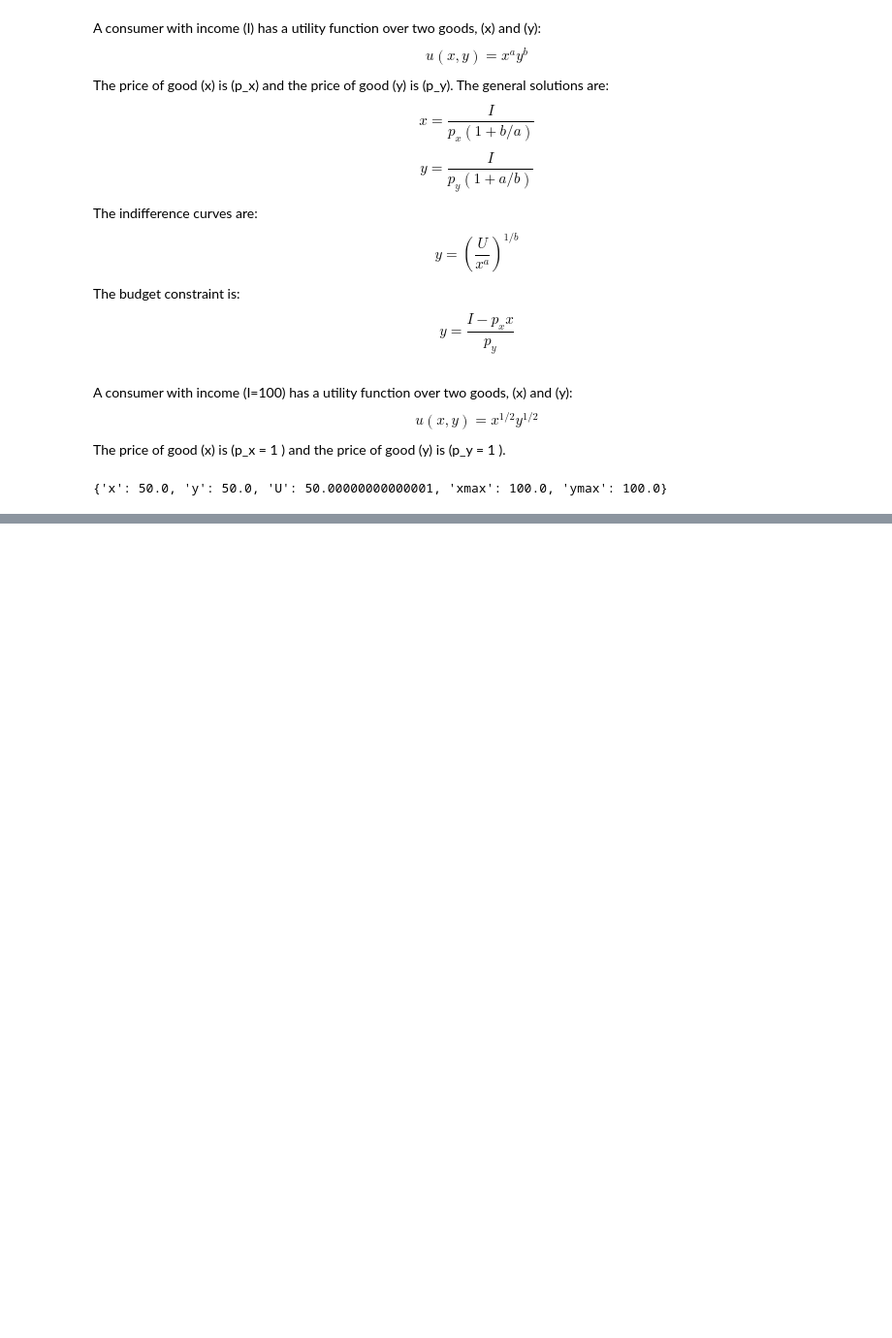
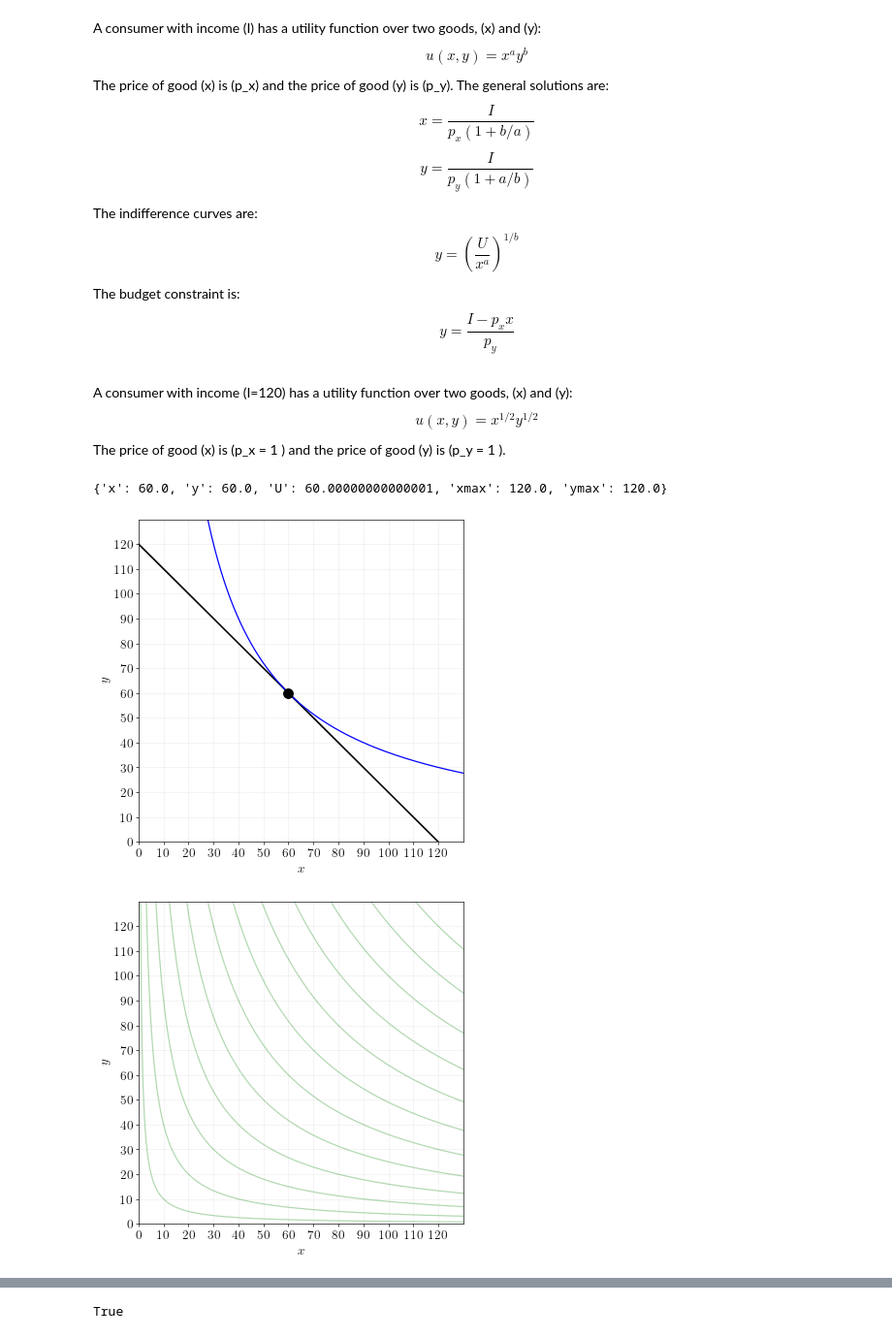
Before and after one commit to ed-kung/CSUN-Econ-310, a Jupyter notebook: _workspace/CobbDouglasConsumer.ipynb, the cells around one changed output, grey strips where cells are left out. Shown: that part at 97% size. Saved outputs shown, nothing was run; the diff lists cells and outputs as text; code cells hidden in the pictures; blank space fills up the shorter version.

```diff
--- a/_workspace/CobbDouglasConsumer.ipynb
+++ b/_workspace/CobbDouglasConsumer.ipynb
@@ -6,9 +6,10 @@ from matplotlib import cm
 from IPython.display import display, Markdown, Latex
 import pickle
 
-SMALL_SIZE = 12
-MEDIUM_SIZE = 14
-LARGE_SIZE = 16
+SMALL_SIZE = 14
+MEDIUM_SIZE = 16
+LARGE_SIZE = 18
+HUGE_SIZE = 20
 
 plt.rcdefaults()
 plt.rcParams['text.usetex'] = True
@@ -16,14 +17,15 @@ plt.rcParams['font.family'] = 'Helvetica'
 plt.rcParams['font.size'] = MEDIUM_SIZE
 plt.rcParams['axes.titlesize'] = LARGE_SIZE
 plt.rcParams['axes.labelsize'] = MEDIUM_SIZE
-plt.rcParams['xtick.labelsize'] = SMALL_SIZE
-plt.rcParams['ytick.labelsize'] = SMALL_SIZE
+plt.rcParams['xtick.labelsize'] = MEDIUM_SIZE
+plt.rcParams['ytick.labelsize'] = MEDIUM_SIZE
 plt.rcParams['legend.fontsize'] = MEDIUM_SIZE
 plt.rcParams['figure.titlesize'] = LARGE_SIZE
-plt.rcParams['figure.figsize'] = [7.2, 4.8]
+plt.rcParams['figure.figsize'] = [7.2, 7.2]
 plt.rcParams['figure.dpi'] = 60
 plt.rcParams['figure.facecolor'] = (1.0, 1.0, 1.0, 0.0)
 
+
 from utils import CobbDouglasConsumer, get_random_prob
 # %%
 prob = CobbDouglasConsumer()
@@ -42,9 +44,14 @@ The budget constraint is:
 $$ y = \frac{I - p_x x}{p_y } $$
 # %%
 display(Latex(prob.setup()))
-prob.sol
+print(prob.sol)
+prob.graph_schematic(show=True)
+prob.graph_with_IC(show=True)
+prob.graph_with_IC(with_solution=True, show=True)
 # %% [output]
-A consumer with income \(I=100\) has a utility function over two goods, \(x\) and \(y\):
+A consumer with income \(I=120\) has a utility function over two goods, \(x\) and \(y\):
 $$ u(x,y) = x^{ 1 / 2 }y^{ 1 / 2 } $$
 The price of good \(x\) is \(p_x = 1 \) and the price of good \(y\) is \(p_y = 1 \).
-{'x': 50.0, 'y': 50.0, 'U': 50.00000000000001, 'xmax': 100.0, 'ymax': 100.0}
+{'x': 60.0, 'y': 60.0, 'U': 60.00000000000001, 'xmax': 120.0, 'ymax': 120.0}
+[figure, added]
+[figure, added]
@@ -51,3 +59,4 @@ The price of good \(x\) is \(p_x = 1 \) and the price of good \(y\) is \(p_y = 1
+True
 # %%
 examples = []
 n_found = 0
```
Also changed, not shown: parts of 3 cells of this notebook, 6 other files.
